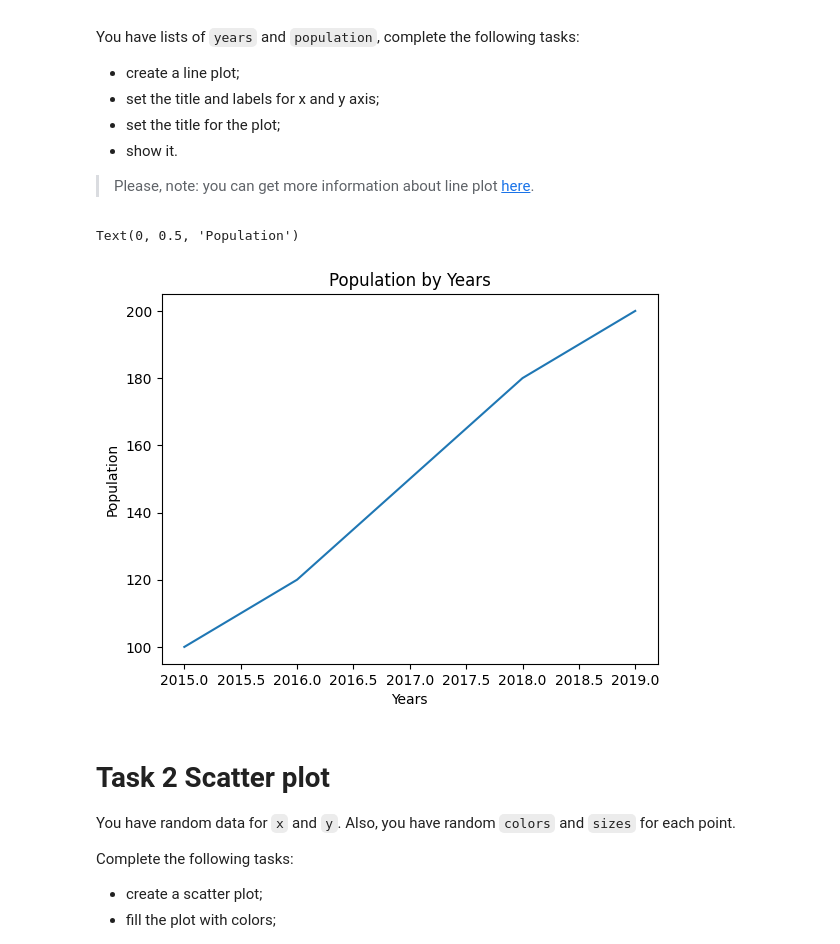
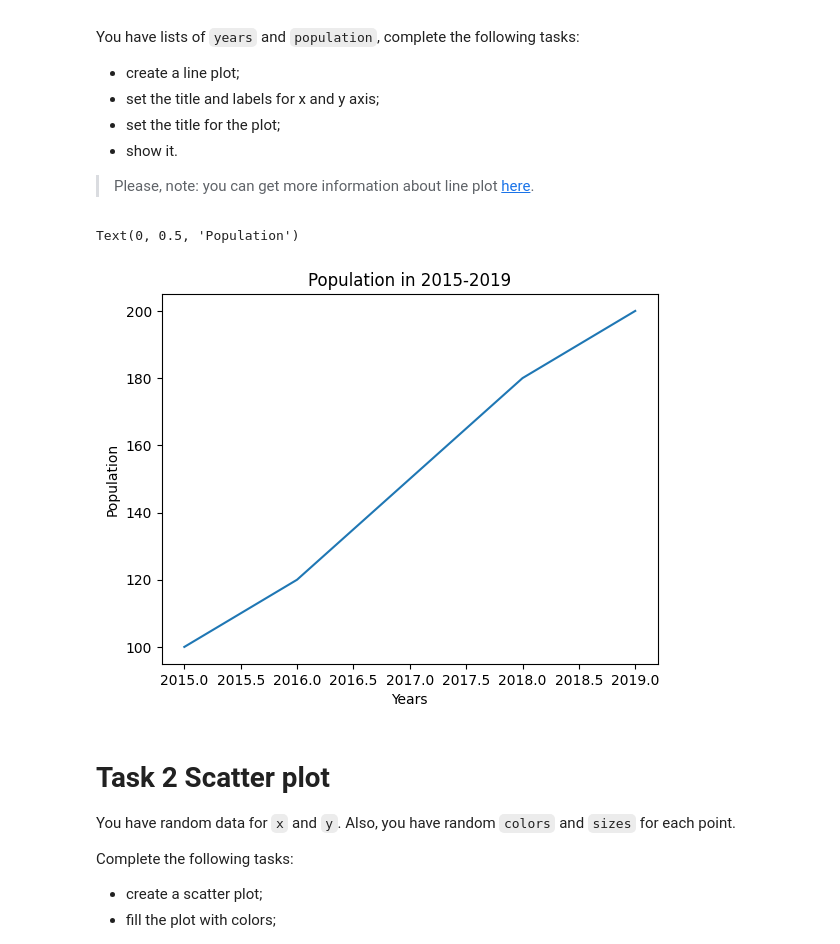
Before and after one commit to mate-academy/py-matplotlib, a Jupyter notebook: app/matplotlib.ipynb, the cells around one changed output. Saved outputs shown, nothing was run; the diff lists cells and outputs as text; code cells hidden in the pictures.

```diff
--- a/app/matplotlib.ipynb
+++ b/app/matplotlib.ipynb
@@ -17,14 +17,14 @@ You have lists of `years` and `population`, complete the following tasks:
 # %%
 years = [2015, 2016, 2017, 2018, 2019]
 population = [100, 120, 150, 180, 200]
 
 plt.plot(years, population)
-plt.title('Population by Years')
+plt.title('Population in 2015-2019')
 plt.xlabel('Years')
 plt.ylabel('Population')
 # %% [output]
 Text(0, 0.5, 'Population')
-[figure, old version]
+[figure, new version]
 # %% [markdown]
 # Task 2 Scatter plot
 
```
Also changed, not shown: parts of 4 cells of this notebook.
